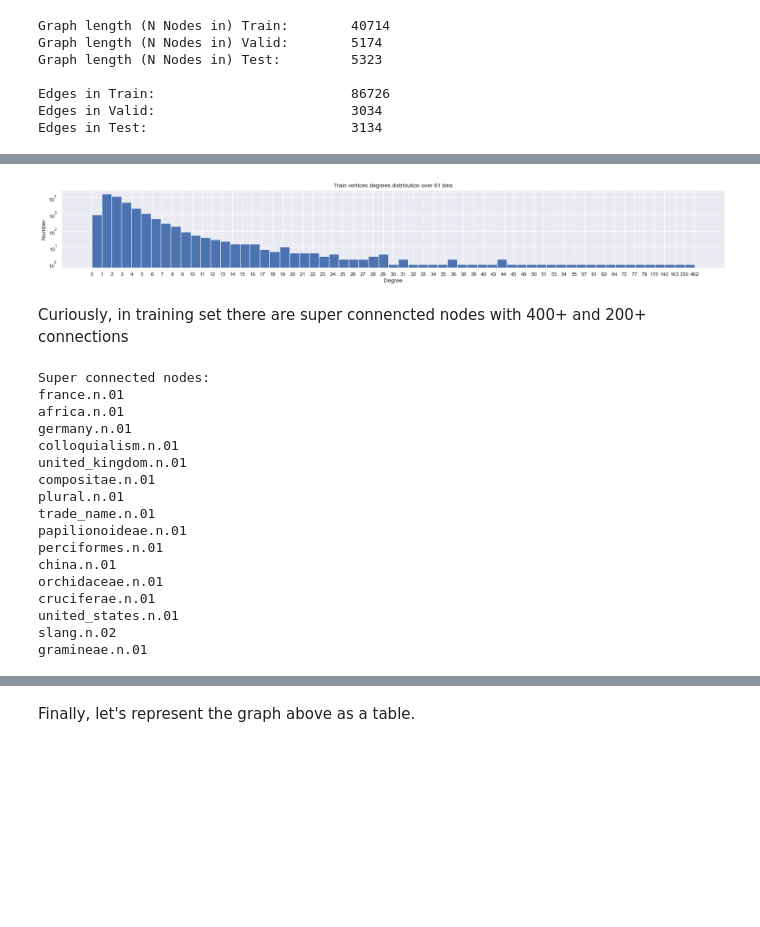
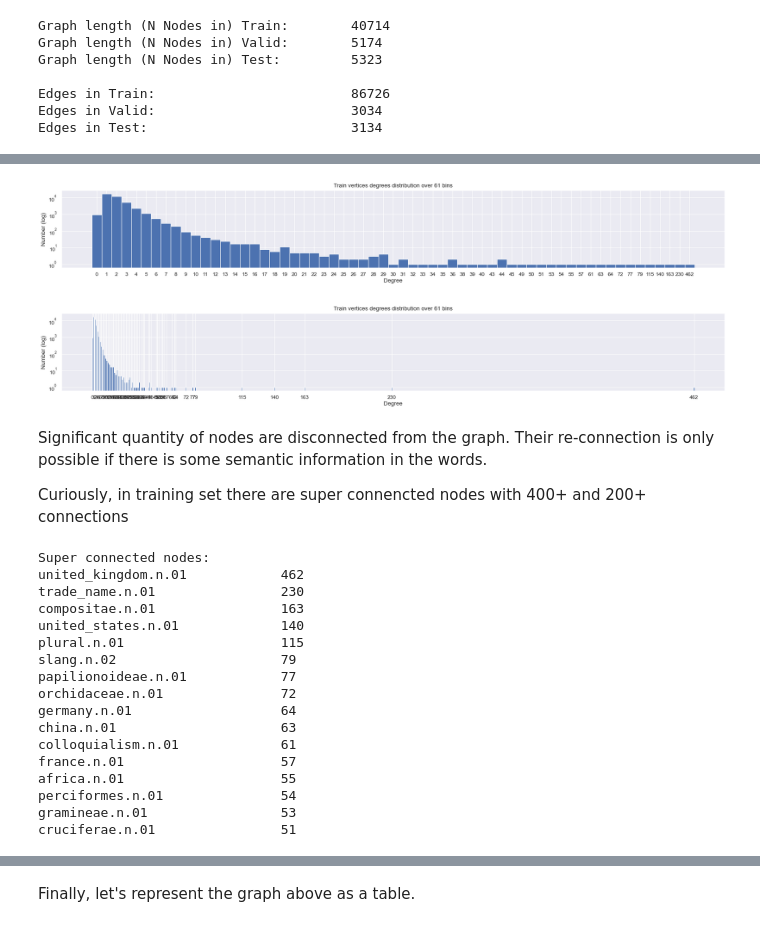
Before and after one commit to arreason/CategoryLearning, a Jupyter notebook: scripts/analyze_ds.ipynb, the cells around one changed output, grey strips where cells are left out. Saved outputs shown, nothing was run; the diff lists cells and outputs as text; code cells hidden in the pictures; blank space fills up the shorter version.

```diff
--- a/scripts/analyze_ds.ipynb
+++ b/scripts/analyze_ds.ipynb
@@ -265,39 +411,61 @@ to convert list of ints to list of strs.
 # %%
+# Bar plot of degrees distribution per node
+# NOTE It's not a histogram as bins are calculated over discret valus
 vertex_degrees_train_str = [str(v) for v in vertex_degrees_train][::-1]
-bins=len(set(vertex_degrees_train_str))
+n_bins = len(set(vertex_degrees_train_str))
+bin_edges = np.arange(n_bins + 1) - 0.5
 plt.figure(num=None, figsize=(25, 3), dpi=80, facecolor='w', edgecolor='k')
-plt.hist(x=vertex_degrees_train_str, bins=bins, align='mid')
-plt.title(f'Train vertices degrees distribution over {bins} bins')
+plt.hist(x=vertex_degrees_train_str, bins=bin_edges, align='mid')
+plt.title(f'Train vertices degrees distribution over {n_bins} bins')
 plt.xlabel('Degree')
-plt.ylabel('Number')
+plt.ylabel('Number (log)')
 plt.yscale('log')
 plt.show()
 # %% [output]
-[figure, old version]
+[figure, new version]
+# %%
+# Same as above, but with right x-axis scale
+vertex_degrees_dist = collections.Counter(vertex_degrees_train)
+x = vertex_degrees_dist.keys()
+y = vertex_degrees_dist.values()
+plt.figure(num=None, figsize=(25, 3), dpi=80, facecolor='w', edgecolor='k')
+plt.bar(x=x, height=y, align='center')
+plt.title(f'Train vertices degrees distribution over {len(x)} bins')
+plt.xlabel('Degree')
+plt.ylabel('Number (log)')
+plt.yscale('log')
+plt.xticks(list(x))
+plt.show()
+# %% [output]
+[figure, added]
 # %% [markdown]
+Significant quantity of nodes are disconnected from the graph. Their re-connection is only possible if there is some semantic information in the words.
+
 Curiously, in training set there are super connencted nodes with 400+ and 200+ connections
-# %%
-super_connected_nodes = [node for node in graph_train if len(graph_train[node]) > 50]
-print(f'Super connected nodes:')
-for n in super_connected_nodes:
-    print(ds.id2entity[n])
-# graph_train
-# %% [output]
-Super connected nodes:
-france.n.01
-africa.n.01
-germany.n.01
-colloquialism.n.01
-united_kingdom.n.01
-compositae.n.01
-plural.n.01
-trade_name.n.01
-papilionoideae.n.01
-perciformes.n.01
-china.n.01
-orchidaceae.n.01
-cruciferae.n.01
-united_states.n.01
-slang.n.02
-gramineae.n.01
+# %%
+# super_connected_nodes = {ds.id2entity[node] : len(graph_train[node]) for node in graph_train if len(graph_train[node]) > 50}
+min_n_out_edges = 50
+nodes_super_out_connctions = ((ds.id2entity[node], len(graph_train[node])) for node in graph_train if len(graph_train[node]) > min_n_out_edges)
+nodes_super_out_connctions = sorted(nodes_super_out_connctions, key=lambda item: item[1], reverse=True)
+print(f'Super connected nodes:')
+for k, v in nodes_super_out_connctions:
+    print(f'{k:30} {v}')
+# %% [output]
+Super connected nodes:
+united_kingdom.n.01            462
+trade_name.n.01                230
+compositae.n.01                163
+united_states.n.01             140
+plural.n.01                    115
+slang.n.02                     79
+papilionoideae.n.01            77
+orchidaceae.n.01               72
+germany.n.01                   64
+china.n.01                     63
+colloquialism.n.01             61
+france.n.01                    57
+africa.n.01                    55
+perciformes.n.01               54
+gramineae.n.01                 53
+cruciferae.n.01                51
 # %%
```
Also changed, not shown: parts of 133 cells of this notebook, 5 other files.
